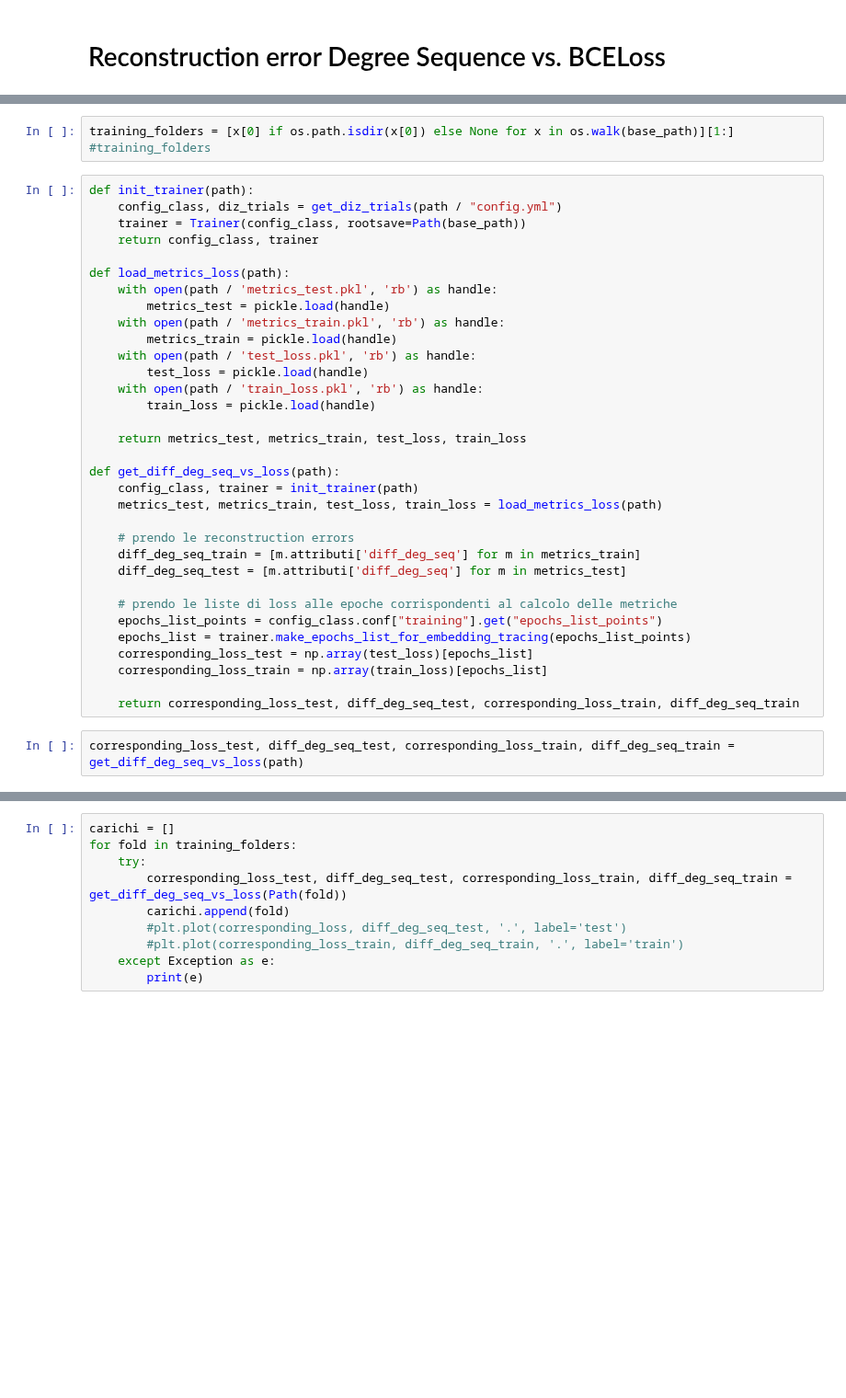
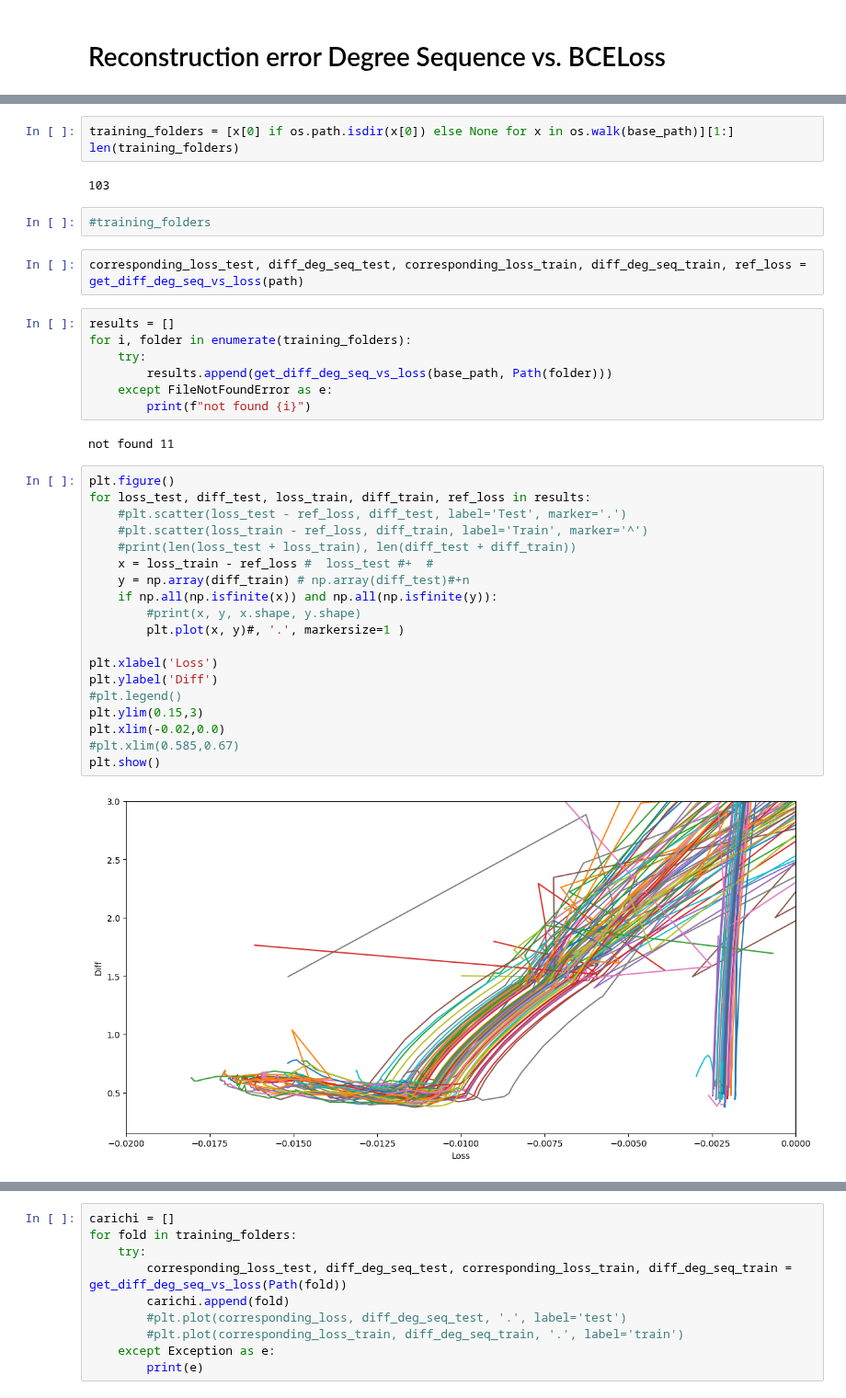
Before and after one commit to dandarm/Embednet, a Jupyter notebook: Pod_Autoencoder.ipynb, the cells around one changed output, grey strips where cells are left out. Shown at 92% size. Saved outputs shown, nothing was run; the diff lists cells and outputs as text; blank space fills up the shorter version.

```diff
--- a/Pod_Autoencoder.ipynb
+++ b/Pod_Autoencoder.ipynb
@@ -1107,38 +1098,39 @@ trainer = Trainer(config_class, rootsave=Path(base_path))
 # %%
 training_folders = [x[0] if os.path.isdir(x[0]) else None for x in os.walk(base_path)][1:]
-#training_folders
+len(training_folders)
+# %% [output]
+103
-# %%
-def init_trainer(path):
-    config_class, diz_trials = get_diz_trials(path / "config.yml")
-    trainer = Trainer(config_class, rootsave=Path(base_path))
-    return config_class, trainer
-
-def load_metrics_loss(path):
-    with open(path / 'metrics_test.pkl', 'rb') as handle:
-        metrics_test = pickle.load(handle)
-    with open(path / 'metrics_train.pkl', 'rb') as handle:
-        metrics_train = pickle.load(handle)
-    with open(path / 'test_loss.pkl', 'rb') as handle:
-        test_loss = pickle.load(handle)
-    with open(path / 'train_loss.pkl', 'rb') as handle:
-        train_loss = pickle.load(handle)
-
-    return metrics_test, metrics_train, test_loss, train_loss
-
-def get_diff_deg_seq_vs_loss(path):
-    config_class, trainer = init_trainer(path)
-    metrics_test, metrics_train, test_loss, train_loss = load_metrics_loss(path)
-
-    # prendo le reconstruction errors
-    diff_deg_seq_train = [m.attributi['diff_deg_seq'] for m in metrics_train]
-    diff_deg_seq_test = [m.attributi['diff_deg_seq'] for m in metrics_test]
-
-    # prendo le liste di loss alle epoche corrispondenti al calcolo delle metriche
-    epochs_list_points = config_class.conf["training"].get("epochs_list_points")
-    epochs_list = trainer.make_epochs_list_for_embedding_tracing(epochs_list_points)
-    corresponding_loss_test = np.array(test_loss)[epochs_list]
-    corresponding_loss_train = np.array(train_loss)[epochs_list]
-
-    return corresponding_loss_test, diff_deg_seq_test, corresponding_loss_train, diff_deg_seq_train
+# %%
+#training_folders
 # %%
-corresponding_loss_test, diff_deg_seq_test, corresponding_loss_train, diff_deg_seq_train = get_diff_deg_seq_vs_loss(path)
+corresponding_loss_test, diff_deg_seq_test, corresponding_loss_train, diff_deg_seq_train, ref_loss = get_diff_deg_seq_vs_loss(path)
+# %%
+results = []
+for i, folder in enumerate(training_folders):
+    try:
+        results.append(get_diff_deg_seq_vs_loss(base_path, Path(folder)))
+    except FileNotFoundError as e:
+        print(f"not found {i}")
+# %% [output]
+not found 11
+# %%
+plt.figure()
+for loss_test, diff_test, loss_train, diff_train, ref_loss in results:
+    #plt.scatter(loss_test - ref_loss, diff_test, label='Test', marker='.')
+    #plt.scatter(loss_train - ref_loss, diff_train, label='Train', marker='^')
+    #print(len(loss_test + loss_train), len(diff_test + diff_train))
+    x = loss_train - ref_loss #  loss_test #+  #
+    y = np.array(diff_train) # np.array(diff_test)#+n
+    if np.all(np.isfinite(x)) and np.all(np.isfinite(y)):
+        #print(x, y, x.shape, y.shape)
+        plt.plot(x, y)#, '.', markersize=1 )
+
+plt.xlabel('Loss')
+plt.ylabel('Diff')
+#plt.legend()
+plt.ylim(0.15,3)
+plt.xlim(-0.02,0.0)
+#plt.xlim(0.585,0.67)
+plt.show()
+# %% [output]
+[figure, added]
```
Also changed, not shown: parts of 17 cells of this notebook, 15 other files.
